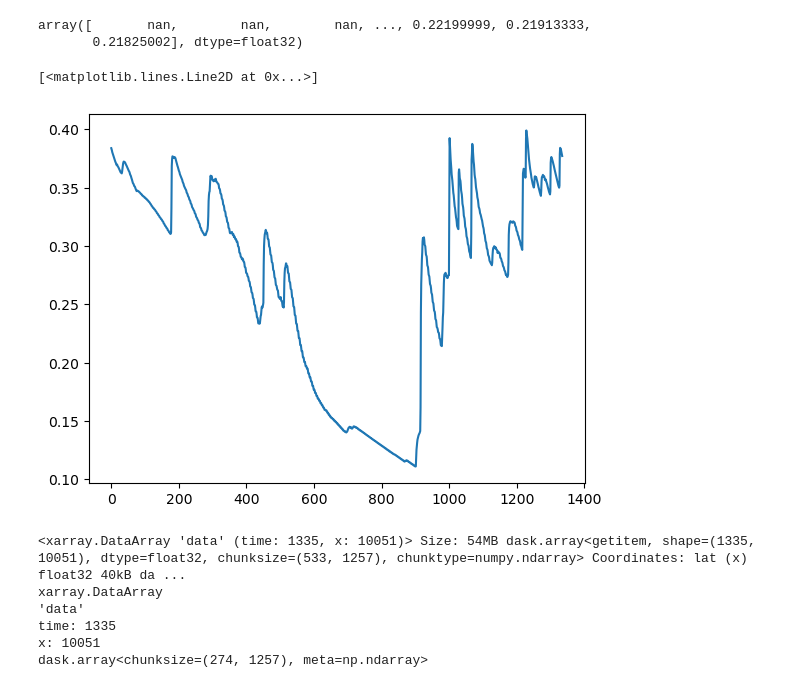
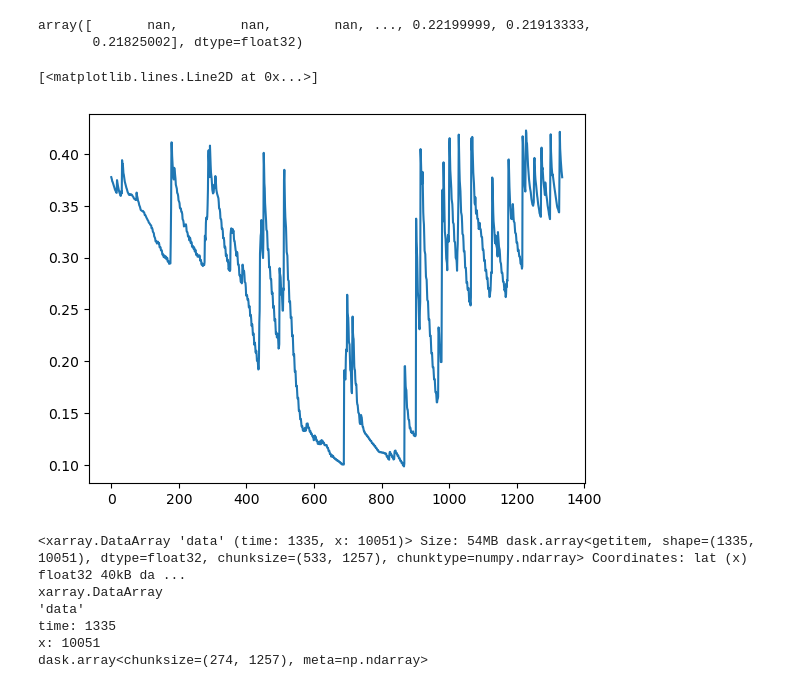
Before and after one commit to ECMWFCode4Earth/ML-BEES, a Jupyter notebook: ML-BEES-eval/explore_insitu_data.ipynb, the cells around one changed output. Saved outputs shown, nothing was run; the diff lists cells and outputs as text; code cells hidden in the pictures.

Commit message:
bias and rmse check for in-situ data

```diff
--- a/ML-BEES-eval/explore_insitu_data.ipynb
+++ b/ML-BEES-eval/explore_insitu_data.ipynb
@@ -124,14 +209,18 @@ for i in range(len(insitu_2022.lon.values)):
     lon_temp=insitu_2022.lon.values[i]
     lat_temp=insitu_2022.lat.values[i]
     if lon_temp > -10 and lon_temp < 10 and lat_temp > 40 and lat_temp < 53: # rough EU domain
-        valid_index.append(i)
-        valid_lon.append(lon_temp)
-        valid_lat.append(lat_temp)
+        if np.isnan(np.nanmean(insitu_2022.ssm.values[:,i],axis=0)): # remove the full NAN points
+            pass
+        else:
+            valid_index.append(i)
+            valid_lon.append(lon_temp)
+            valid_lat.append(lat_temp)
 # %%
-# find the index of the nearest points from .zarr
+# find out the nearest index from the ailand/ecland data
+
 x_idx4eval=[]
 min_distance=[]
 for i in range(len(valid_index)):
     x_idx,x_distance = find_nearest_idx(ailand_eval.lat.values, ailand_eval.lon.values, valid_lat[i], valid_lon[i])
     x_idx4eval.append(x_idx)
-    min_distance.appned(min_distance)
+    min_distance.append(x_distance)
@@ -156,10 +321,10 @@ insitu_2022_6hr.ssm.values[:,valid_index][:,2]
 array([       nan,        nan,        nan, ..., 0.22199999, 0.21913333,
        0.21825002], dtype=float32)
 # %%
-plt.plot(ailand_eval_2022.data.sel(variable='swvl2').values[:, x_idx4eval][:,2])
+plt.plot(ailand_eval_2022.data.sel(variable='swvl1').values[:, x_idx4eval][:,2])
 # %% [output]
 [<matplotlib.lines.Line2D at 0x...>]
-[figure, old version]
+[figure, new version]
 # %%
 ailand_eval_2022.data.sel(variable='swvl1')
 # %% [output]
```
Also changed, not shown: parts of 16 cells of this notebook.
